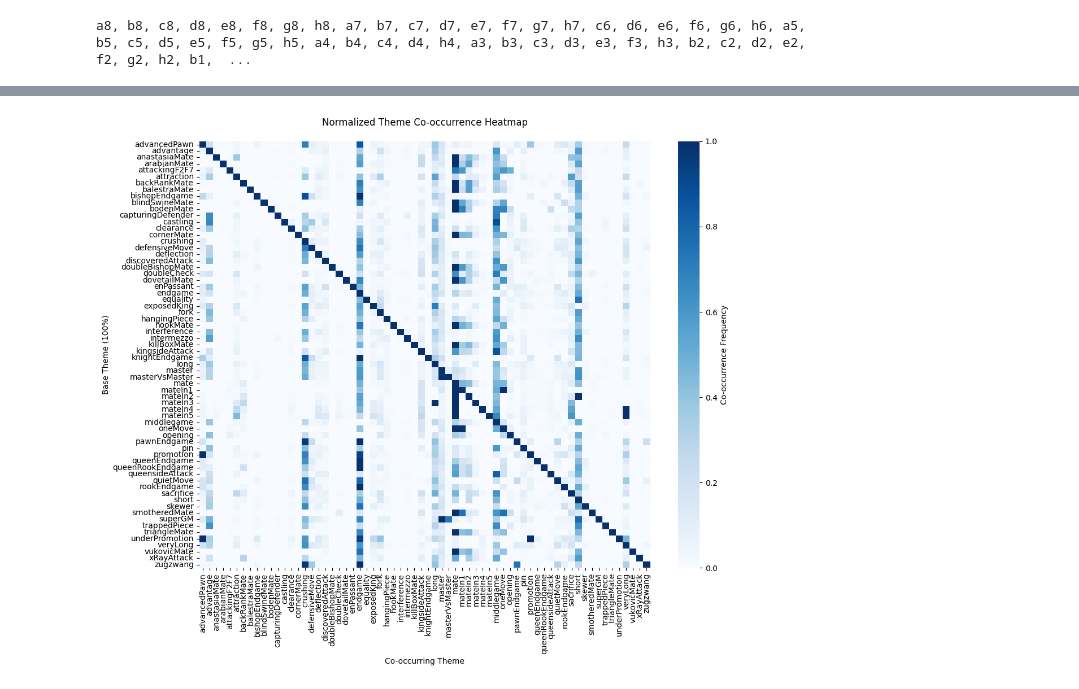
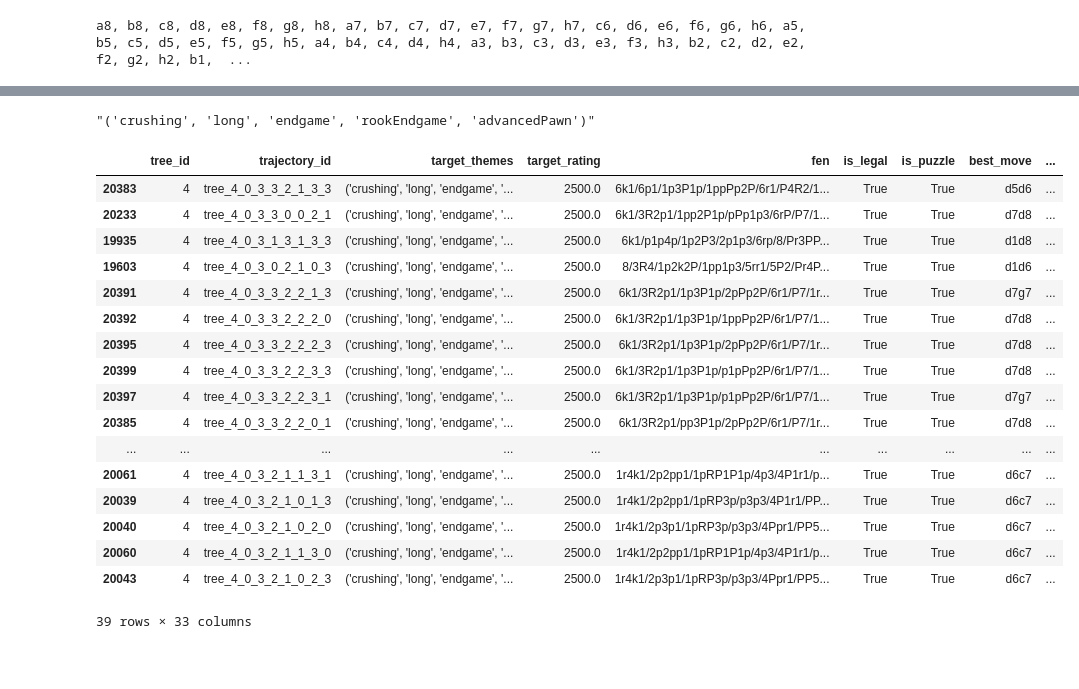
Before and after one commit to naapeli/Generating-open-source-chess-puzzles, a Jupyter notebook: src/temp.ipynb, the cells around one changed output, grey strips where cells are left out. Cells and saved outputs as stored; diff of their text form; code cells hidden in the pictures; blank space fills up the shorter version.

```diff
--- a/src/temp.ipynb
+++ b/src/temp.ipynb
@@ -284,2 +336,0 @@ print_puzzles(df[df["is_legal"] & df["is_puzzle"] & df["themes_match"]].sort_val
-# %%
-df = pd.read_csv("dataset/dataset.csv", nrows=100_000, usecols=["Themes"])
@@ -311,17 +337,25 @@ normalized_matrix = co_occurrence.div(theme_counts, axis=0)
-# %%
-plt.figure(figsize=(12, 10))
-sns.heatmap(
-    normalized_matrix,
-    cmap="Blues",
-    cbar_kws={'label': 'Co-occurrence Frequency'},
-    xticklabels=1,
-    yticklabels=1,
-)
-
-plt.title("Normalized Theme Co-occurrence Heatmap", pad=20)
-plt.ylabel("Base Theme (100%)")
-plt.xlabel("Co-occurring Theme")
-plt.tight_layout()
-plt.show()
-# %% [output]
-[figure, removed]
+# %%
+df[df["tree_id"] == 4].iloc[0]["target_themes"]
+# %% [output]
+"('crushing', 'long', 'endgame', 'rookEndgame', 'advancedPawn')"
+# %%
+print_puzzles(df[df["is_legal"] & df["is_puzzle"] & df["themes_match"] & (df["tree_id"] == 4) & (df["node_id_step_213"] == "0_3")].sort_values("counter_intuitive_value", ascending=False))
+# %% [output]
+|  | tree_id | trajectory_id | target_themes | target_rating | fen | is_legal | is_puzzle | best_move | ... |
+| 20383 | 4 | tree_4_0_3_3_2_1_3_3 | ('crushing', 'long', 'endgame', '... | 2500.0 | 6k1/6p1/1p3P1p/1ppPp2P/6r1/P4R2/1... | True | True | d5d6 | ... |
+| 20233 | 4 | tree_4_0_3_3_0_0_2_1 | ('crushing', 'long', 'endgame', '... | 2500.0 | 6k1/3R2p1/1pp2P1p/pPp1p3/6rP/P7/1... | True | True | d7d8 | ... |
+| 19935 | 4 | tree_4_0_3_1_3_1_3_3 | ('crushing', 'long', 'endgame', '... | 2500.0 | 6k1/p1p4p/1p2P3/2p1p3/6rp/8/Pr3PP... | True | True | d1d8 | ... |
+| 19603 | 4 | tree_4_0_3_0_2_1_0_3 | ('crushing', 'long', 'endgame', '... | 2500.0 | 8/3R4/1p2k2P/1pp1p3/5rr1/5P2/Pr4P... | True | True | d1d6 | ... |
+| 20391 | 4 | tree_4_0_3_3_2_2_1_3 | ('crushing', 'long', 'endgame', '... | 2500.0 | 6k1/3R2p1/1p3P1p/2pPp2P/6r1/P7/1r... | True | True | d7g7 | ... |
+| 20392 | 4 | tree_4_0_3_3_2_2_2_0 | ('crushing', 'long', 'endgame', '... | 2500.0 | 6k1/3R2p1/1p3P1p/1ppPp2P/6r1/P7/1... | True | True | d7d8 | ... |
+| 20395 | 4 | tree_4_0_3_3_2_2_2_3 | ('crushing', 'long', 'endgame', '... | 2500.0 | 6k1/3R2p1/1p3P1p/2pPp2P/6r1/P7/1r... | True | True | d7d8 | ... |
+| 20399 | 4 | tree_4_0_3_3_2_2_3_3 | ('crushing', 'long', 'endgame', '... | 2500.0 | 6k1/3R2p1/1p3P1p/p1pPp2P/6r1/P7/1... | True | True | d7d8 | ... |
+| 20397 | 4 | tree_4_0_3_3_2_2_3_1 | ('crushing', 'long', 'endgame', '... | 2500.0 | 6k1/3R2p1/1p3P1p/p1pPp2P/6r1/P7/1... | True | True | d7g7 | ... |
+| 20385 | 4 | tree_4_0_3_3_2_2_0_1 | ('crushing', 'long', 'endgame', '... | 2500.0 | 6k1/3R2p1/pp3P1p/2pPp2P/6r1/P7/1r... | True | True | d7d8 | ... |
+| ... | ... | ... | ... | ... | ... | ... | ... | ... | ... |
+| 20061 | 4 | tree_4_0_3_2_1_1_3_1 | ('crushing', 'long', 'endgame', '... | 2500.0 | 1r4k1/2p2pp1/1pRP1P1p/4p3/4P1r1/p... | True | True | d6c7 | ... |
+| 20039 | 4 | tree_4_0_3_2_1_0_1_3 | ('crushing', 'long', 'endgame', '... | 2500.0 | 1r4k1/2p2pp1/1pRP3p/p3p3/4P1r1/PP... | True | True | d6c7 | ... |
+| 20040 | 4 | tree_4_0_3_2_1_0_2_0 | ('crushing', 'long', 'endgame', '... | 2500.0 | 1r4k1/2p3p1/1pRP3p/p3p3/4Ppr1/PP5... | True | True | d6c7 | ... |
+| 20060 | 4 | tree_4_0_3_2_1_1_3_0 | ('crushing', 'long', 'endgame', '... | 2500.0 | 1r4k1/2p2pp1/1pRP1P1p/4p3/4P1r1/p... | True | True | d6c7 | ... |
+| 20043 | 4 | tree_4_0_3_2_1_0_2_3 | ('crushing', 'long', 'endgame', '... | 2500.0 | 1r4k1/2p3p1/1pRP3p/p3p3/4Ppr1/PP5... | True | True | d6c7 | ... |
+39 rows × 33 columns
```
Also changed, not shown: parts of 24 cells of this notebook, 19 other files.
